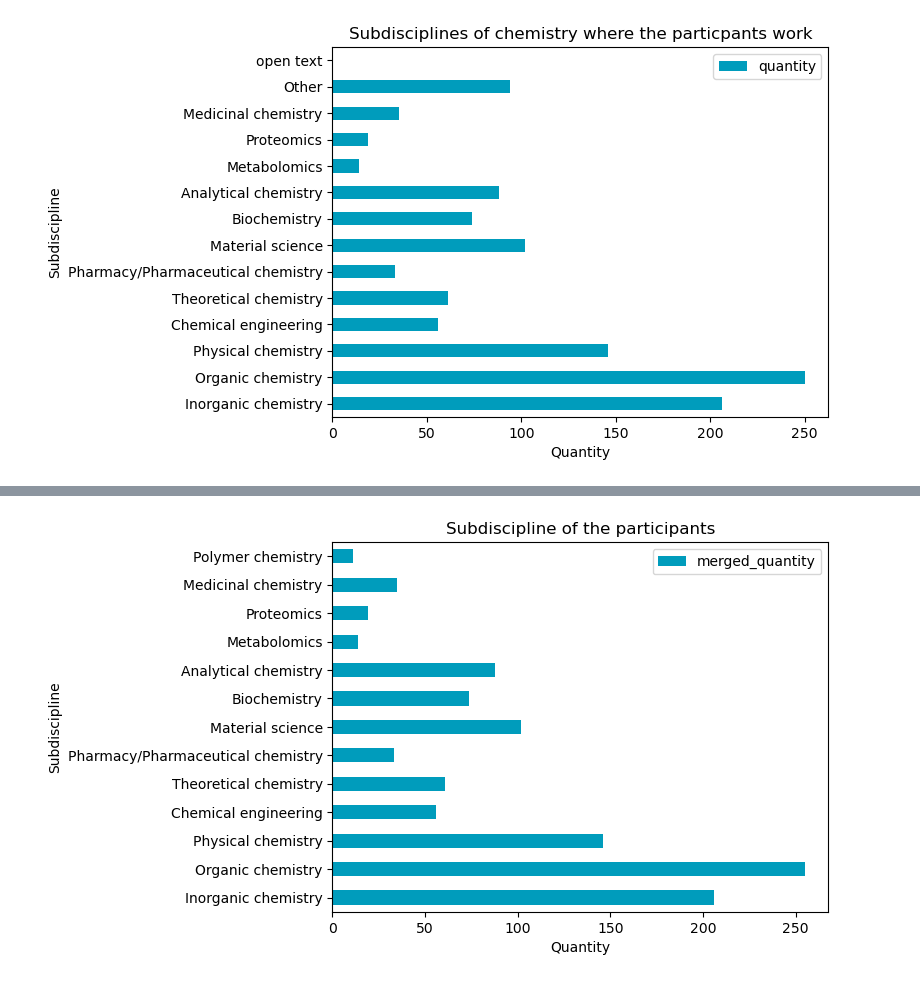
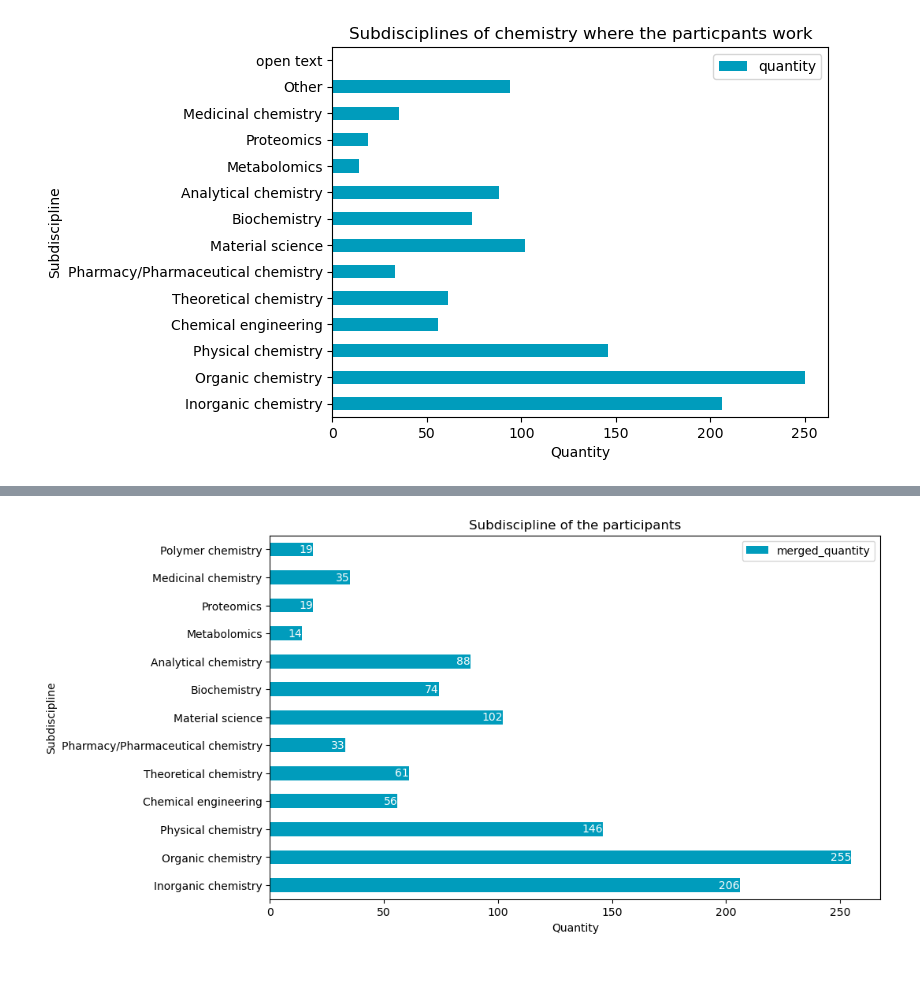
Before and after one commit to DanielaACUB/2022.2023_Data_Librarian_Daniela_Hausen, a Jupyter notebook: Modul_6/General Information - Auswertung der Community-Umfrage von NFDI4Chem (2023).ipynb, the cells around one changed output, grey strips where cells are left out. Drawn from its saved outputs; the diff is of its cells as text; code cells hidden in the pictures.

```diff
--- a/Modul_6/General Information - Auswertung der Community-Umfrage von NFDI4Chem (2023).ipynb
+++ b/Modul_6/General Information - Auswertung der Community-Umfrage von NFDI4Chem (2023).ipynb
@@ -1344,5 +1114,11 @@ df_A004_a['subdiscipline'] = df_A004_a['subdiscipline'].replace(['Infrastructure
 
 df_A004_a['subdiscipline'] = df_A004_a['subdiscipline'].replace(['…','All of the above','Not assigned yet'],'Not answered')
 
-df_A004_a['subdiscipline'].value_counts()
+# Zellen mit gleichem Inhalt zusammenfassen und die Quantitäten addieren
+df_A004_a_grouped = df_A004_a.groupby('subdiscipline')['quantity'].sum().reset_index(name='quantity')
+
+# Ergebnisse nach Häufigkeit sortieren
+df_A004_a_sorted = df_A004_a_grouped.sort_values(by='quantity', ascending=False)
+
+df_A004_a_sorted
 # %% [output]
@@ -1366,20 +1142,14 @@ Name: subdiscipline, dtype: int64
 # %%
-df_A004_a_counted = df_A004_a['subdiscipline'].value_counts().to_frame()
+# DataFrames anhand des gemeinsamen Schlüssels 'subdiscipline' zusammenführen
+df_A004_merge = pd.merge(df_A004_count, df_A004_a_sorted, on='subdiscipline', how='outer')
 
-df_A004_a_counted.reset_index(inplace=True)
-
-df_A004_a_counted.rename(columns={'index': 'subdiscipline', 'subdiscipline': 'quantity'}, inplace=True)
-
-# Zusammenführen der DataFrames anhand des gemeinsamen Schlüssels 'subdiscipline'
-df_A004_merge = pd.merge(df_A004_count, df_A004_a_counted, on='subdiscipline', how='outer')
-
-# Zusammenführen von quantity_x und quantity_y und Summieren der Werte
+# Spalten quantity_x und quantity_y zusammenführen und Werte summieren
 df_A004_merge['merged_quantity'] = df_A004_merge[['quantity_x', 'quantity_y']].sum(axis=1)
 
-# Entfernen von doppelten Werten in der Spalte "merged_affiliation"
+# doppelte Werte in der Spalte "merged_affiliation" entfernen
 df_A004_merge.drop_duplicates(subset='subdiscipline', inplace=True)
 
-# Löschen der ursprünglichen Spalten
+# ursprüngliche Spalten löschen
 df_A004_merge.drop(['quantity_x', 'quantity_y'], axis=1, inplace=True)
 
 df_A004_merge
@@ -1429,17 +1199,26 @@ df_A004_merge
 # %%
-# Setze die Spalte "subdiscipline" als Index
+# Spalte "subdiscipline" als Index setzen
 df_A004_merge.set_index('subdiscipline', inplace=True)
 
-# Filtere die Zeilen mit einer Quantity von über 10
+# Zeilen mit einer Quantity von über 10 filtern
 df_A004_merge_filter = df_A004_merge[df_A004_merge['merged_quantity'] > 10]
 
-df_A004_merge_filter.plot.barh(color=petrol_rgb)
+# Größe des Diagramms anpassen
+fig, ax = plt.subplots(figsize=(10, 6))
+
+# Daten als horizontales Balkendiagramm plotten
+bars_A004 = df_A004_merge_filter.plot.barh(ax=ax, color=petrol_rgb)
+
+# absolute Werte in die Balken einfügen
+for bar in bars_A004.patches:
+    ax.text(bar.get_width(), bar.get_y() + bar.get_height() / 2, int(bar.get_width()),
+            va='center', ha='right', color='white')
 
 plt.xlabel('Quantity')
 plt.ylabel('Subdiscipline')
 plt.title('Subdiscipline of the participants')
 
-# Zeige das Diagramm an
+# Diagramm anzeigen
 plt.show()
 # %% [output]
-[figure, old version]
+[figure, new version]
```
Also changed, not shown: parts of 44 cells of this notebook, 2 other files.
